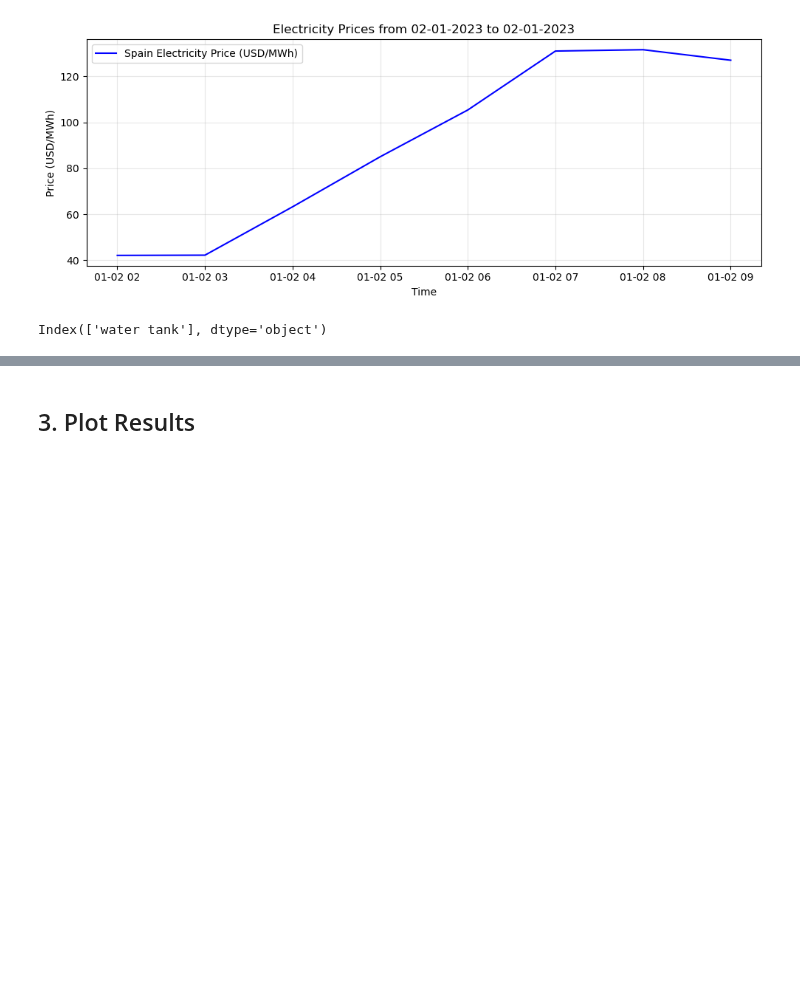
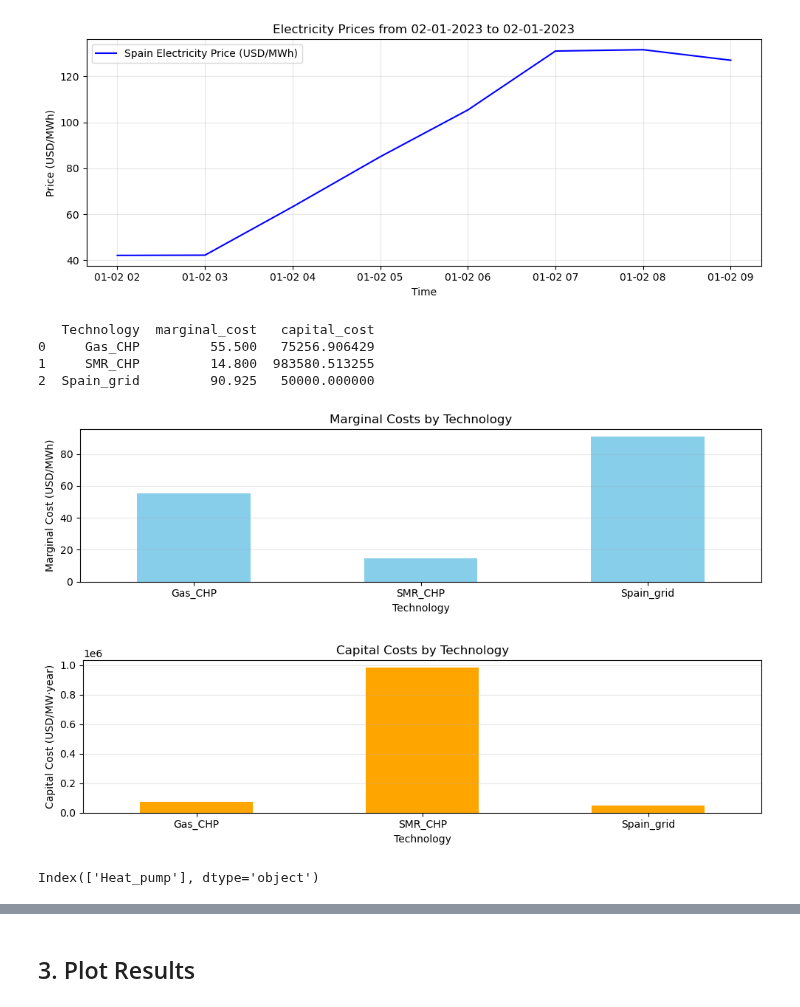
Before and after one commit to C-ansi-eof/SIDNE-Model, a Jupyter notebook: SMR_multilink.ipynb, the cells around one changed output, grey strips where cells are left out. Drawn from its saved outputs; the diff is of its cells as text; code cells hidden in the pictures; blank space fills up the shorter version.

```diff
--- a/SMR_multilink.ipynb
+++ b/SMR_multilink.ipynb
@@ -161,6 +161,59 @@ plt.tight_layout()
 plt.show()
 # %% [output]
 [figure]
+# %%
+# Calcular los costos marginales y de capital para cada tecnología
+Gas_marginal_cost = cost.loc["Gas_CHP", "VOM"] + cost.loc["Gas_CHP", "fuel"]  # USD/MWh
+Gas_capital_cost = cost.loc["Gas_CHP", "annualized_investment"] + cost.loc["Gas_CHP", "FOM"] * 1000  # USD/MW·year
+
+SMR_marginal_cost = cost.loc["SMR_CHP", "VOM"] + cost.loc["SMR_CHP", "fuel"]  # USD/MWh
+SMR_capital_cost = cost.loc["SMR_CHP", "annualized_investment"] + cost.loc["SMR_CHP", "FOM"] * 1000  # USD/MW·year
+
+Spain_grid_marginal_cost = filtered_prices["Price"].mean()  # Promedio de precios eléctricos (USD/MWh)
+Spain_grid_capital_cost = 50000  # USD/MW·year (según el ejemplo)
+
+# Crear el DataFrame
+costs_df = pd.DataFrame({
+    "Technology": ["Gas_CHP", "SMR_CHP", "Spain_grid"],
+    "marginal_cost": [Gas_marginal_cost, SMR_marginal_cost, Spain_grid_marginal_cost],
+    "capital_cost": [Gas_capital_cost, SMR_capital_cost, Spain_grid_capital_cost]
+})
+
+# Mostrar el DataFrame
+print(costs_df)
+
+# Graficar los costos marginales
+plt.figure(figsize=(10, 3))
+costs_df.set_index("Technology")["marginal_cost"].plot(
+    kind="bar", color="skyblue", legend=False
+)
+plt.title("Marginal Costs by Technology")
+plt.ylabel("Marginal Cost (USD/MWh)")
+plt.xlabel("Technology")
+plt.xticks(rotation=0)
+plt.grid(axis="y", alpha=0.3)
+plt.tight_layout()
+plt.show()
+
+# Graficar los costos de capital
+plt.figure(figsize=(10, 3))
+costs_df.set_index("Technology")["capital_cost"].plot(
+    kind="bar", color="orange", legend=False
+)
+plt.title("Capital Costs by Technology")
+plt.ylabel("Capital Cost (USD/MW·year)")
+plt.xlabel("Technology")
+plt.xticks(rotation=0)
+plt.grid(axis="y", alpha=0.3)
+plt.tight_layout()
+plt.show()
+# %% [output]
+   Technology  marginal_cost   capital_cost
+0     Gas_CHP         55.500   75256.906429
+1     SMR_CHP         14.800  983580.513255
+2  Spain_grid         90.925   50000.000000
+[figure, added]
+[figure, added]
 # %%
 network=pypsa.Network() # Creates empty PyPSA network object called network
 #Each hour is going to be a snapshot to optimize (Historical data loaded, as ES prices, have 8760 inputs)
@@ -192,17 +245,17 @@ network.add("Bus", "Spain_grid", carrier="electricity")
 
 # STORES ------------------------------------------------------------------------------
 network.add("Store", "Spain gas", bus="Gas_Fuel_in",
-    e_initial=400,
+    e_initial=100,
     # e_nom=0,    # set pre-existing e_nom=50?
     e_cyclic=True,
     e_nom_extendable=True)
 network.add("Store", "uranium", bus="uranium_UO2",
-    e_initial=400,
+    e_initial=100,
     # e_nom=0, # set pre-existing e_nom=0?
     e_cyclic=True,
     e_nom_extendable=True)
 network.add("Store", "Spain grid", bus="Spain_grid",
-    e_initial=400,
+    e_initial=100,
     # e_nom=100, # set pre-existing e_nom=0?
     e_cyclic=True,
     e_nom_extendable=True)
@@ -246,7 +299,7 @@ network.add( "Link", "Link_SMR_CHP",
     carrier="nuclear",
     p_nom=400, # set p_nom=0 initial value?
     p_nom_extendable=True, # Optimizes de p_nom value
-    capital_cost=cost.loc["SMR_CHP","annualized_investment"]+cost.loc["SMR_CHP","FOM"]*1000, #annualized USD
+    capital_cost=cost.loc["SMR_CHP","annualized_investment"]+cost.loc["SMR_CHP","FOM"]*1000, #annualized USD/MWe
     marginal_cost=(cost.loc["SMR_CHP","VOM"]+cost.loc["SMR_CHP","fuel"]),
     efficiency=0.45,
     efficiency2=0.35,
@@ -258,11 +311,10 @@ network.add("Link", "Link_Spain_Grid",
     p_nom=400, # connection capacity of 500 MW
     # p_nom_min=100,  # Optional: Minimum capacity
     p_nom_extendable=True,
-    capital_cost=0,   # no fixed $/MW per period?
+    capital_cost=Spain_grid_capital_cost,   # no fixed $/MW per period?
     marginal_cost=filtered_prices["Price"].values, # Spain energy prices for 2023
     efficiency=1      # electricity transport
     )
-
 #add electricity to heat link & short-time heat store
 network.add(
     "Link",
@@ -270,13 +322,15 @@ network.add(
     bus0="Industry Electricity",
     bus1="Industry Heat",
     efficiency=0.9,
-    capital_cost=4e5, # USD/MW·year
+    capital_cost=4e7, # USD/MW·year
     p_nom_extendable=True,
 )
-
-network.add("Store", "water tank", bus="Industry Heat", e_cyclic=True, e_nom_extendable=True)
+# network.add("Store", "water tank", bus="Industry Heat",
+#             e_initial=1000,
+#             e_cyclic=True,
+#             e_nom_extendable=True)
 # %% [output]
-Index(['water tank'], dtype='object')
+Index(['Heat_pump'], dtype='object')
 # %%
 network.optimize()
 # %% [output]
```
Also changed, not shown: parts of 6 cells of this notebook, 2 other files.
